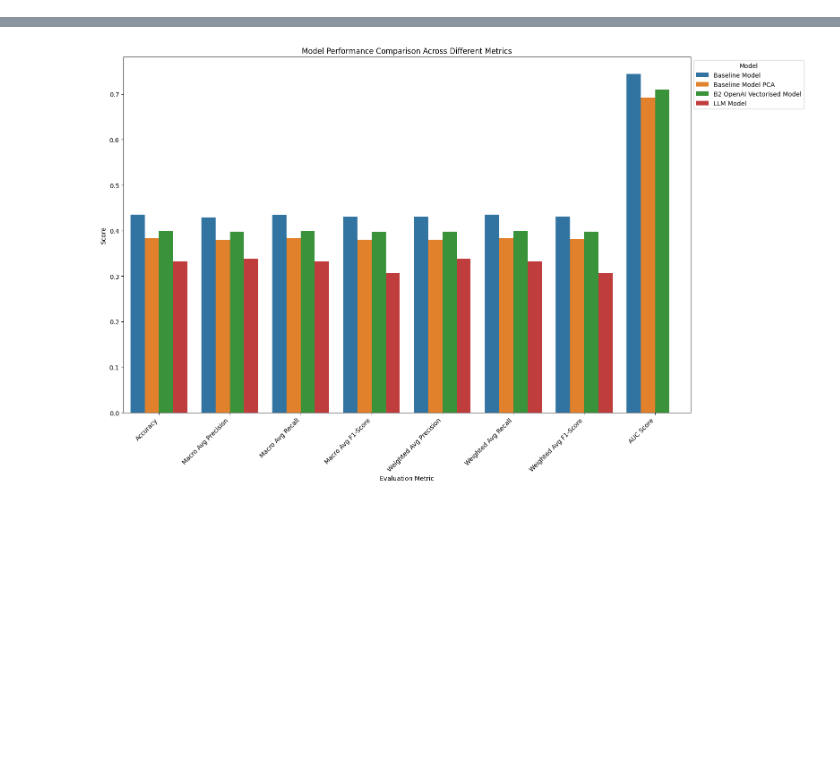
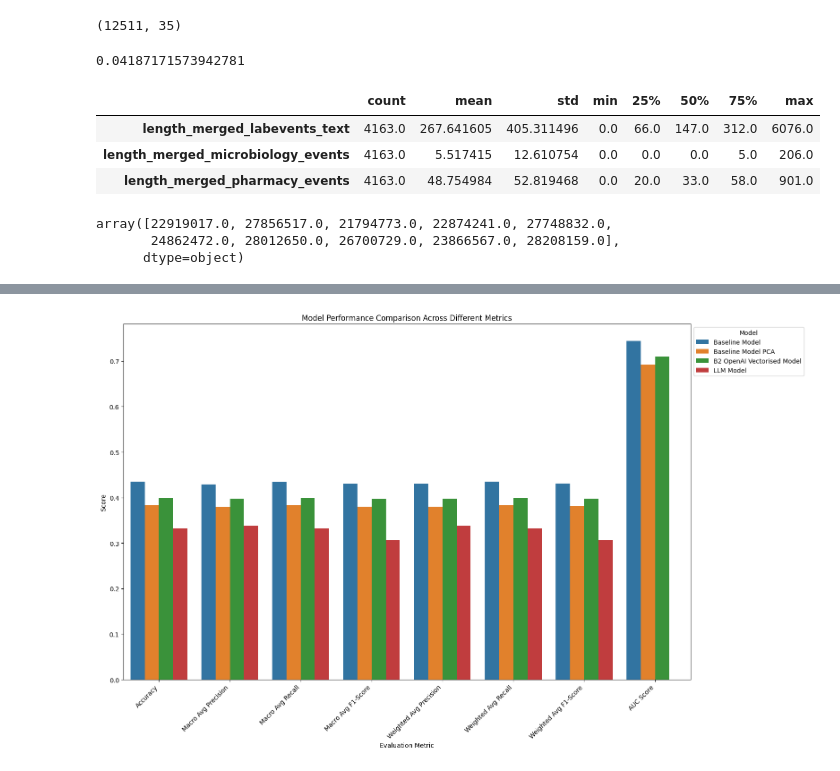
Before and after one commit to wailali17/automated_clinical_coding, a Jupyter notebook: evaluation.ipynb, the cells around one changed output, grey strips where cells are left out. Drawn from its saved outputs; the diff is of its cells as text; code cells hidden in the pictures; blank space fills up the shorter version.

```diff
--- a/evaluation.ipynb
+++ b/evaluation.ipynb
@@ -2,6 +2,8 @@
 import pandas as pd
 import os
 import json
+
+pd.set_option('display.max_columns', None)
 # %%
 output_df= pd.read_pickle(f"data/altered_data/all_models_prediction_output.pkl")
 eval_df = pd.read_pickle("data/eval/evaluation_metrics.pkl")
@@ -9,0 +19,45 @@ with open(f"data/definitions/icd_code_mapping.json", "r") as file:
+# %%
+orig_df = pd.read_pickle("data/altered_data/input_data.pkl")
+orig_df["icd_code_encoded"] = orig_df["icd_code"].map(icd_code_mapping)
+
+prepped_df = pd.read_pickle("data/altered_data/prepared_data.pkl").reset_index()
+df = (prepped_df[[
+    'subject_id', 'hadm_id','is_male', 'icd_code_encoded'
+]]
+    .merge(orig_df, on=["subject_id", "hadm_id", "icd_code_encoded"], how="left")
+    .merge(
+        output_df.reset_index().drop(["level_0", "index"], axis=1)
+        , on=["subject_id", "hadm_id", "icd_code_encoded"], how="left"
+        )
+)
+df["llm_predictive_reasoning"] = df.llm_predictive_reasoning.apply(lambda x: x[0] if len(x) <= 1 else x)
+
+print(df.shape)
+# %% [output]
+(12511, 35)
+# %%
+test = df.groupby(["subject_id", "hadm_id"])["icd_code"].nunique().reset_index(name="code_count")
+len(test[test["code_count"] > 1]) / len(test)
+# %% [output]
+0.04187171573942781
+# %%
+import numpy as np
+df["llm_inaccurate_preds"] = np.where(df.icd_code_encoded != df.llm_predicted_icd_code_encoded, 1, 0)
+text_cols = ["merged_labevents_text", "merged_microbiology_events", "merged_pharmacy_events"]
+for col in text_cols:
+    df[f"length_{col}"] = df[col].fillna("").apply(lambda x: len(x))
+# %%
+df[df['llm_inaccurate_preds'] == 0][[
+    'length_merged_labevents_text', 'length_merged_microbiology_events', 'length_merged_pharmacy_events'
+]].describe().T
+# %% [output]
+|  | count | mean | std | min | 25% | 50% | 75% | max |
+| length_merged_labevents_text | 4163.0 | 267.641605 | 405.311496 | 0.0 | 66.0 | 147.0 | 312.0 | 6076.0 |
+| length_merged_microbiology_events | 4163.0 | 5.517415 | 12.610754 | 0.0 | 0.0 | 0.0 | 5.0 | 206.0 |
+| length_merged_pharmacy_events | 4163.0 | 48.754984 | 52.819468 | 0.0 | 20.0 | 33.0 | 58.0 | 901.0 |
+# %%
+df[df['llm_inaccurate_preds'] == 1].sample(10)["hadm_id"].unique()
+# %% [output]
+array([22919017.0, 27856517.0, 21794773.0, 22874241.0, 27748832.0,
+       24862472.0, 28012650.0, 26700729.0, 23866567.0, 28208159.0],
+      dtype=object)
```
Also changed, not shown: parts of 2 cells of this notebook, 6 other files.
